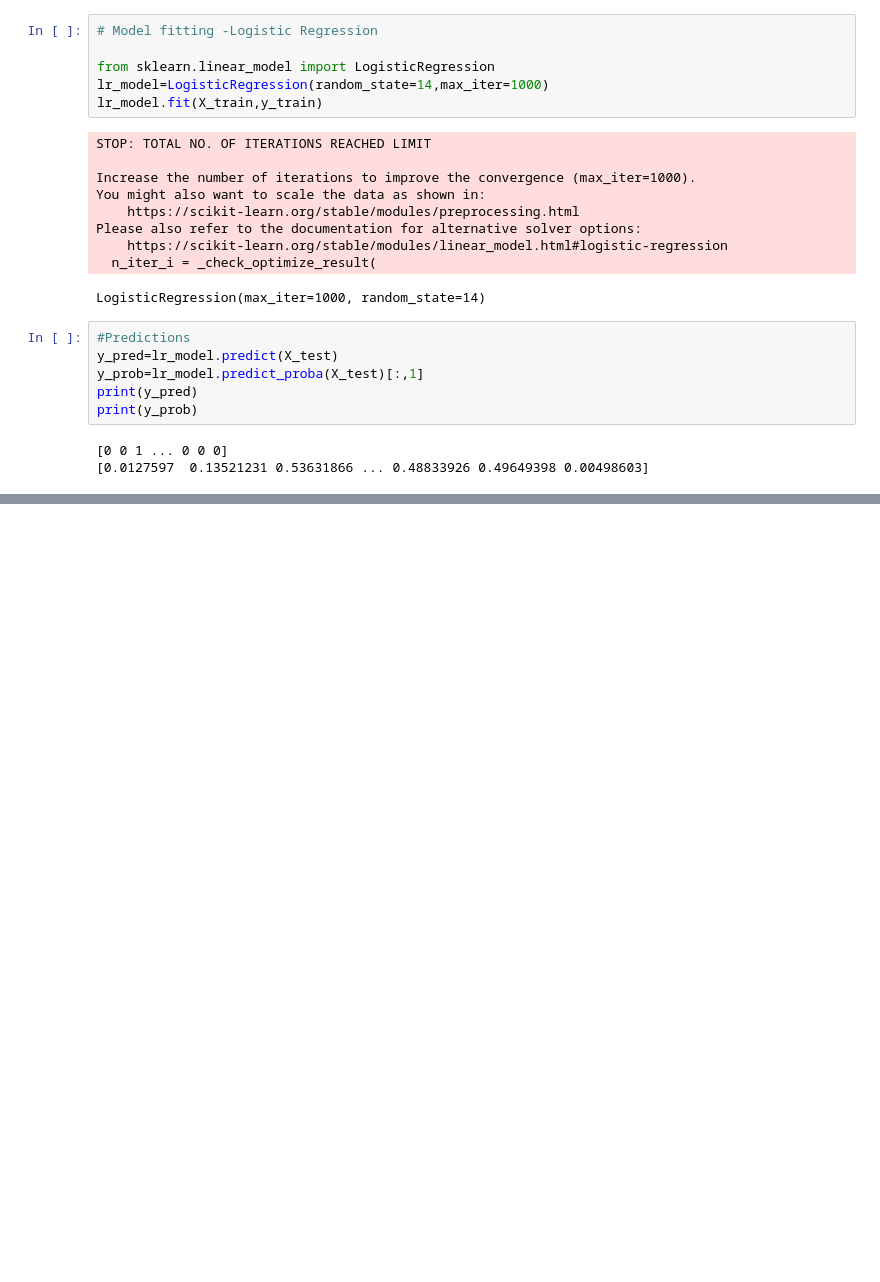
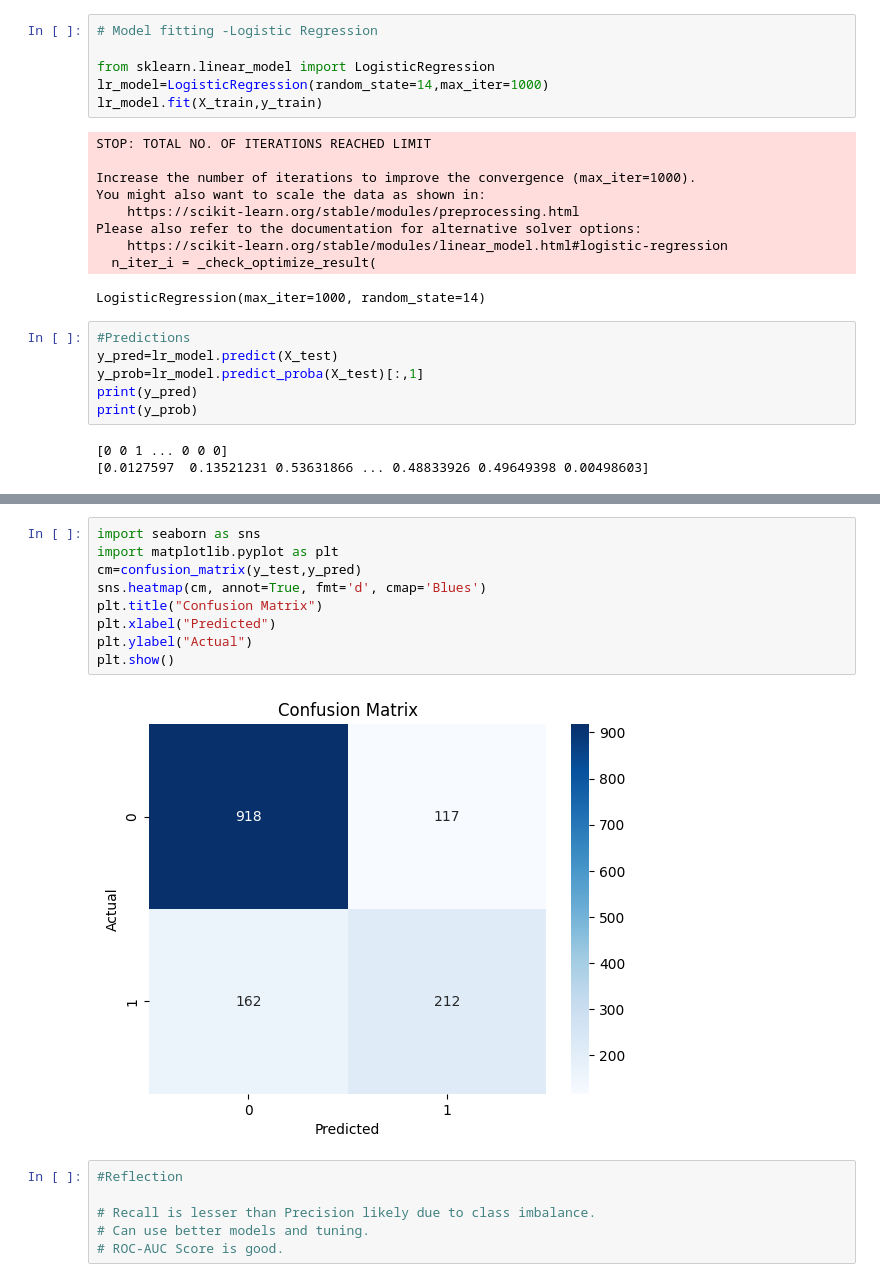
Before and after one commit to shinojphilipjohn/Churn-Prediction, a Jupyter notebook: customer_churn_ml/notebooks/baseline_model.ipynb, the cells around one changed output, grey strips where cells are left out. Cells and saved outputs as stored; diff of their text form; blank space fills up the shorter version.

```diff
--- a/customer_churn_ml/notebooks/baseline_model.ipynb
+++ b/customer_churn_ml/notebooks/baseline_model.ipynb
@@ -89,0 +108,17 @@ print(y_prob)
+# %%
+import seaborn as sns
+import matplotlib.pyplot as plt
+cm=confusion_matrix(y_test,y_pred)
+sns.heatmap(cm, annot=True, fmt='d', cmap='Blues')
+plt.title("Confusion Matrix")
+plt.xlabel("Predicted")
+plt.ylabel("Actual")
+plt.show()
+# %% [output]
+[figure, added]
+# %%
+#Reflection
+
+# Recall is lesser than Precision likely due to class imbalance.
+# Can use better models and tuning.
+# ROC-AUC Score is good.
```
Also changed, not shown: parts of 2 cells of this notebook.
